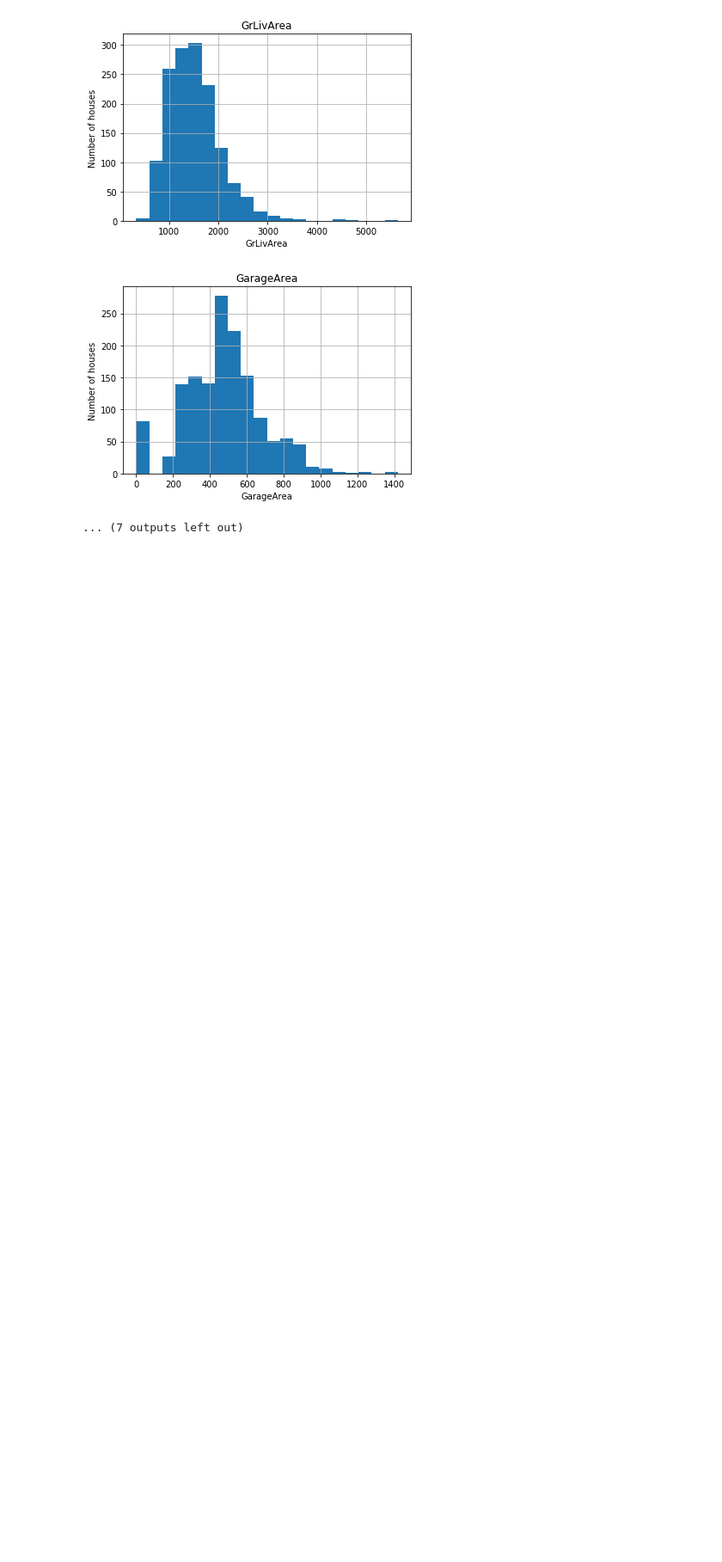
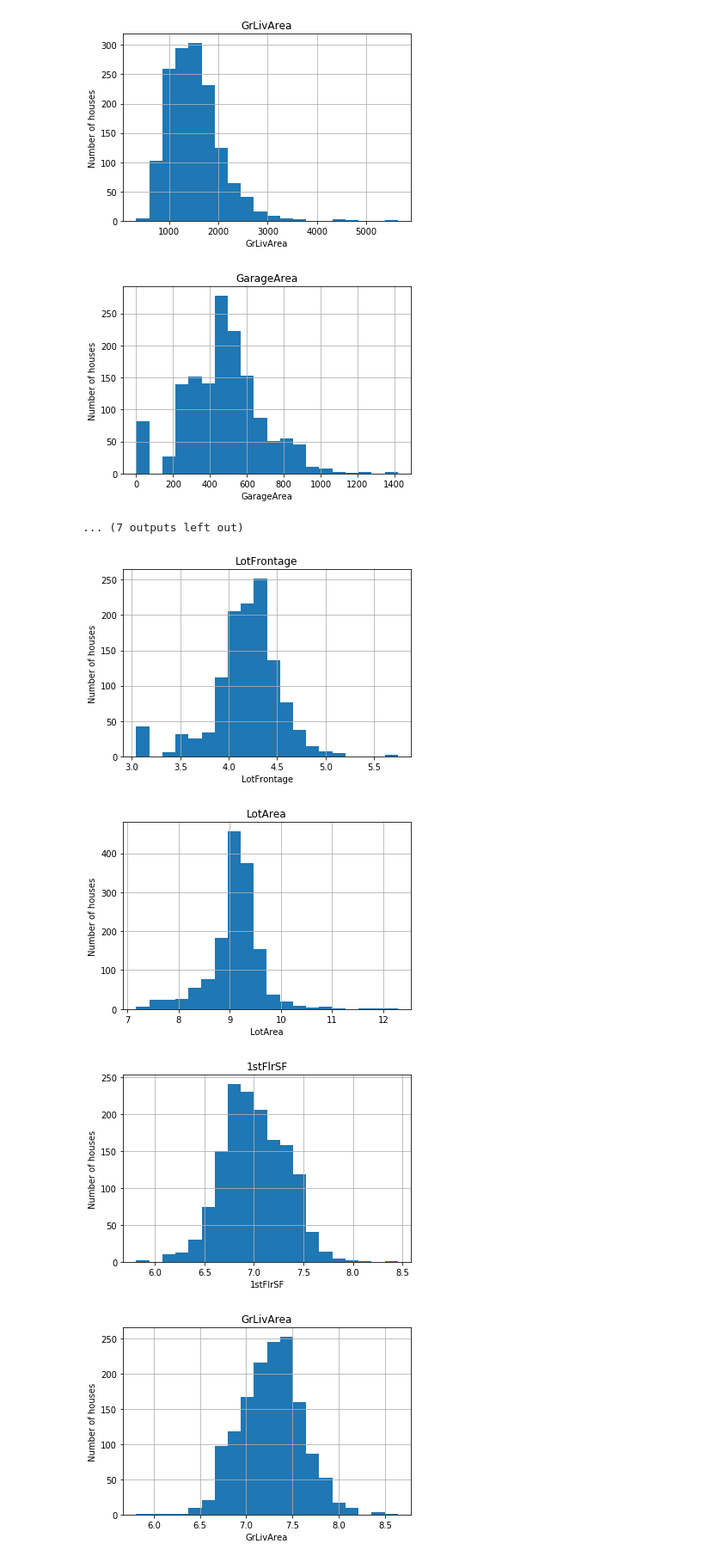
Before and after one commit to Joseorina/deploy_ml_models, a Jupyter notebook: jupyter_notebooks/data_analysis.ipynb, the cells around one changed output. Shown at 86% size. Saved outputs shown, nothing was run; the diff lists cells and outputs as text; code cells hidden in the pictures; blank space fills up the shorter version.

Commit message:
[continous variables]

```diff
--- a/jupyter_notebooks/data_analysis.ipynb
+++ b/jupyter_notebooks/data_analysis.ipynb
@@ -232,3 +232,25 @@ for var in cont_var:
 [figure]
 [figure]
 ... (7 outputs left out)
+# %%
+def analyze_transfomed_continous(df, var):
+    df = df.copy()
+
+    if 0 in data[var].unique():
+        pass
+    else:
+        # log transform the variable
+        df[var] = np.log(df[var])
+        df[var].hist(bins=20)
+        plt.ylabel('Number of houses')
+        plt.xlabel(var)
+        plt.title(var)
+        plt.show()
+
+for var in cont_var:
+    analyze_transfomed_continous(data, var)
+# %% [output]
+[figure, added]
+[figure, added]
+[figure, added]
+[figure, added]
```
Also changed, not shown: parts of 2 cells of this notebook.
